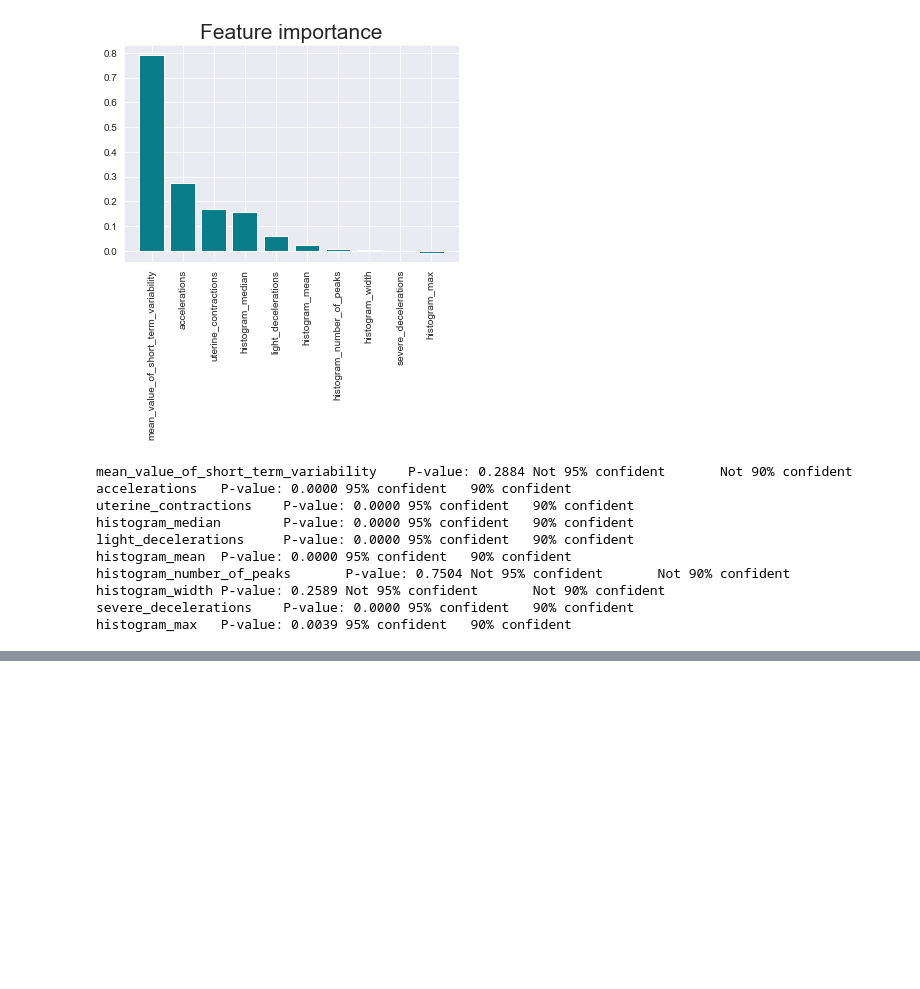
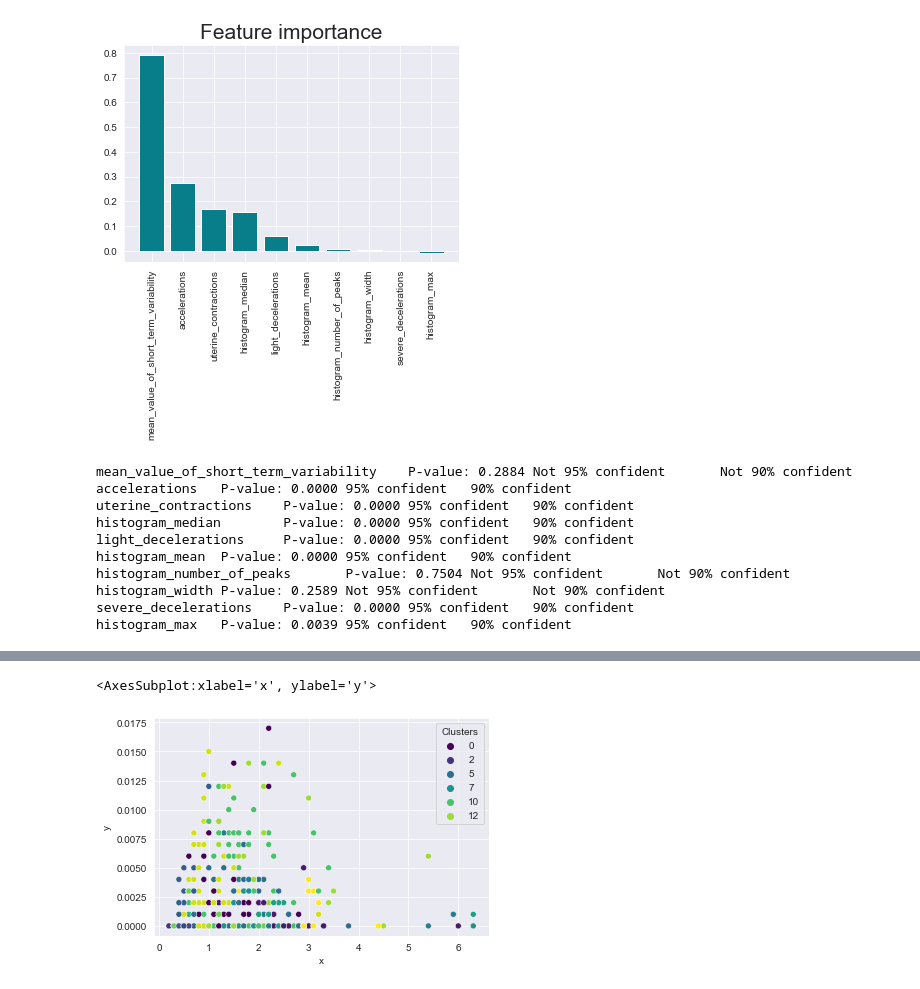
Before and after one commit to shanearcaro/cs301, a Jupyter notebook: Final/src/final.ipynb, the cells around one changed output, grey strips where cells are left out. Drawn from its saved outputs; the diff is of its cells as text; code cells hidden in the pictures; blank space fills up the shorter version.

```diff
--- a/Final/src/final.ipynb
+++ b/Final/src/final.ipynb
@@ -199,0 +257,7 @@ Area Under Precision: (array([0.33333333, 0.59598854, 0.9009434 , 1.        ]),
+# %%
+km = KMeans(15).fit(x_stratify_test)
+df["Clusters"] = km.labels_
+sns.scatterplot(x="x", y="y", data=df, hue="Clusters", palette="viridis")
+# %% [output]
+<AxesSubplot:xlabel='x', ylabel='y'>
+[figure, added]
```
Also changed, not shown: parts of 7 cells of this notebook, 1 other file.
